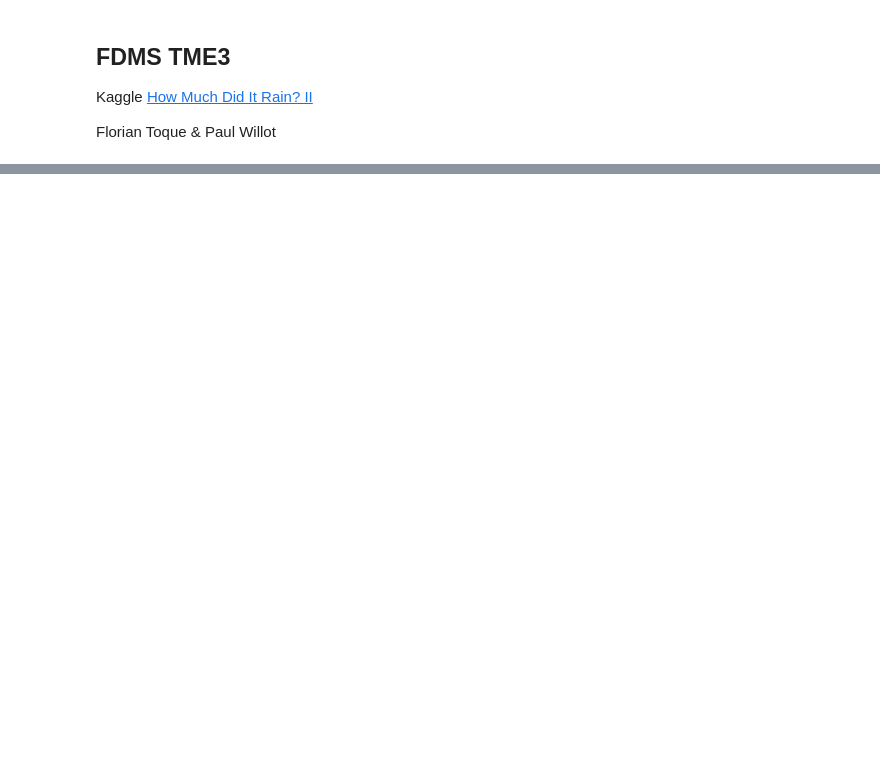
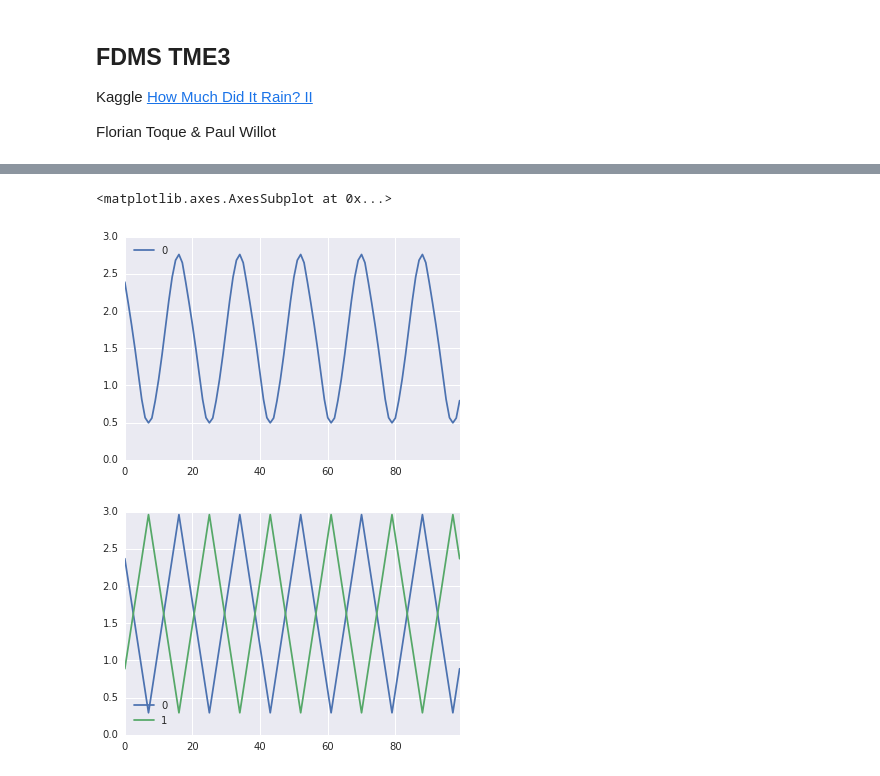
Before and after one commit to ToqueWillot/M2DAC, a Jupyter notebook: FDMS/TME3/Kaggle_rain.ipynb, the cells around one changed output, grey strips where cells are left out. Saved outputs shown, nothing was run; the diff lists cells and outputs as text; code cells hidden in the pictures; blank space fills up the shorter version.

```diff
--- a/FDMS/TME3/Kaggle_rain.ipynb
+++ b/FDMS/TME3/Kaggle_rain.ipynb
@@ -72,0 +685,20 @@ KeyError: 'c'
+# %%
+max_padding = 20
+# %%
+%%time
+
+docX, docY = [], []
+for i in train.index.unique():
+    if isinstance(train.loc[i],pd.core.series.Series):
+        m = [data.loc[i].as_matrix()]
+        pad = np.pad(m, ((0, max_padding -len(m) ),(0,0)), 'constant')
+        docX.append(pad)
+        docY.append(float(train.loc[i]["Expected"]))
+    else:
+        m = data.loc[i].as_matrix()
+        pad = np.pad(m, ((0, max_padding -len(m) ),(0,0)), 'constant')
+        docX.append(pad)
+        docY.append(float(train.loc[i][:1]["Expected"]))
+    #docY.append(train.loc[i][:1]["Expected"].as_matrix)
+XX = np.array(docX)
+yy = np.array(docY)
@@ -72,0 +770,4 @@ KeyError: 'c'
+# %%
+yt = []
+for i in y_train:
+    yt.append([i[0]])
@@ -72,0 +796,7 @@ KeyError: 'c'
+# %%
+#(X_train, y_train), (X_test, y_test) = train_test_split(data)  # retrieve data
+
+# and now train the model
+# batch_size should be appropriate to your memory size
+# number of epochs should be higher for real world problems
+model.fit(X_train, yt, batch_size=450, nb_epoch=2, validation_split=0.05)
@@ -72,0 +810,11 @@ KeyError: 'c'
+# %%
+predicted = model.predict(X_test)
+rmse = np.sqrt(((predicted - y_test) ** 2).mean(axis=0))
+
+# and maybe plot it
+pd.DataFrame(predicted[:100]).plot()
+pd.DataFrame(y_test[:100]).plot()
+# %% [output]
+<matplotlib.axes.AxesSubplot at 0x...>
+[figure, added]
+[figure, added]
```
Also changed, not shown: parts of 116 cells of this notebook, 2 other files.
